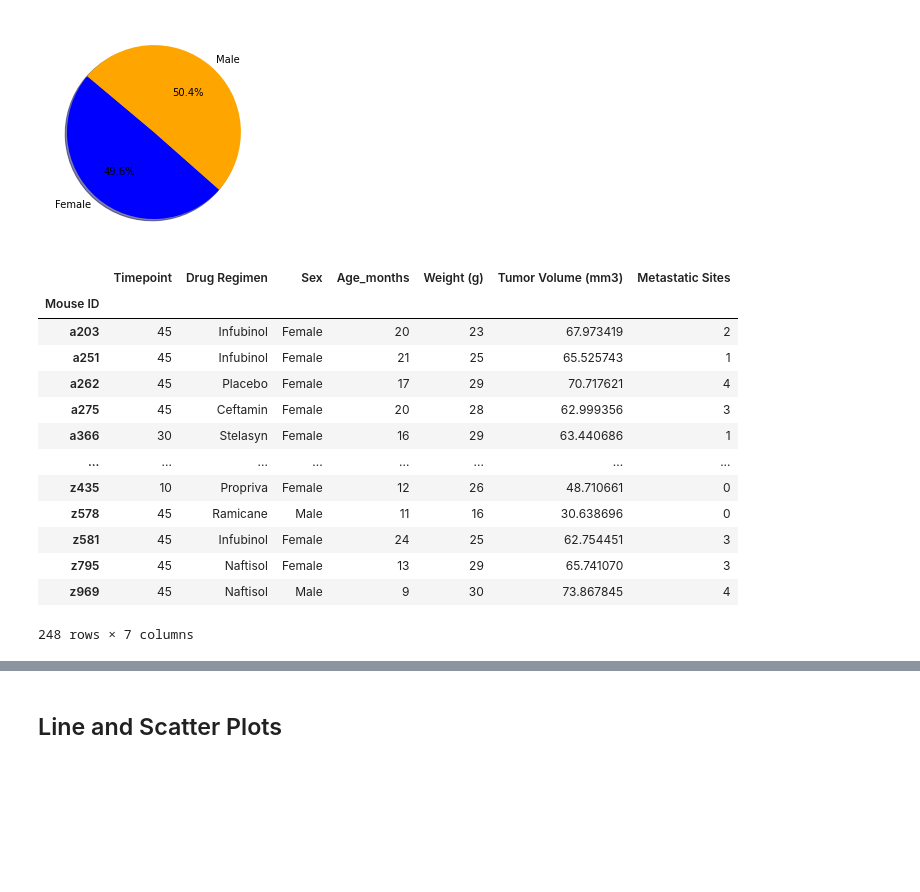
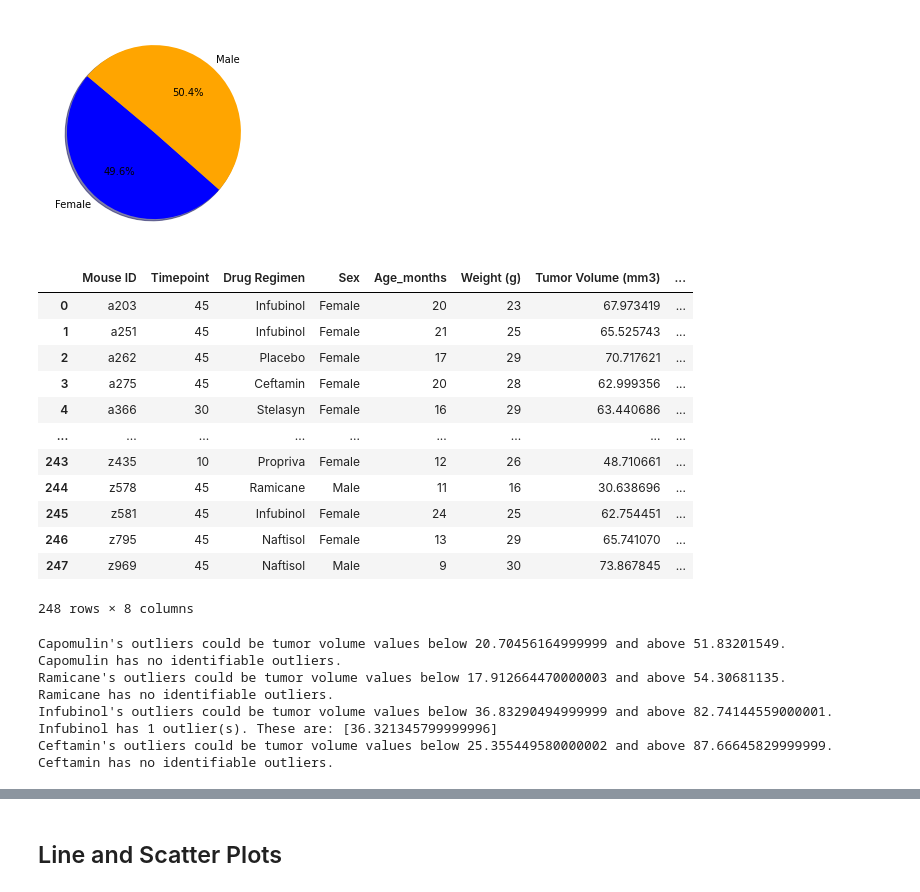
Before and after one commit to RBLevine/matplotlib-challenge, a Jupyter notebook: Pymaceuticals/pymaceuticals_starter.ipynb, the cells around one changed output, grey strips where cells are left out. Drawn from its saved outputs; the diff is of its cells as text; code cells hidden in the pictures; blank space fills up the shorter version.

```diff
--- a/Pymaceuticals/pymaceuticals_starter.ipynb
+++ b/Pymaceuticals/pymaceuticals_starter.ipynb
@@ -221,29 +221,28 @@ plt.pie(sizes, labels=labels, colors=colors,
 # %%
 # Calculate the final tumor volume of each mouse across four of the treatment regimens:
 # Capomulin, Ramicane, Infubinol, and Ceftamin
 
 # Start by getting the last (greatest) timepoint for each mouse
 lastTime=cleaned_data.groupby(["Mouse ID"]).max()["Timepoint"]
 lastTime
 
 # Merge this group df with the original dataframe to get the tumor volume at the last timepoint
 lastTimeVolume=pd.merge(lastTime, cleaned_data, how="left", on=("Mouse ID","Timepoint"))
-lastTimeVolume.set_index(["Mouse ID"])
+lastTimeVolume
 # %% [output]
-|  | Timepoint | Drug Regimen | Sex | Age_months | Weight (g) | Tumor Volume (mm3) | Metastatic Sites |
-| Mouse ID |  |  |  |  |  |  |  |
-| a203 | 45 | Infubinol | Female | 20 | 23 | 67.973419 | 2 |
-| a251 | 45 | Infubinol | Female | 21 | 25 | 65.525743 | 1 |
-| a262 | 45 | Placebo | Female | 17 | 29 | 70.717621 | 4 |
-| a275 | 45 | Ceftamin | Female | 20 | 28 | 62.999356 | 3 |
-| a366 | 30 | Stelasyn | Female | 16 | 29 | 63.440686 | 1 |
-| ... | ... | ... | ... | ... | ... | ... | ... |
-| z435 | 10 | Propriva | Female | 12 | 26 | 48.710661 | 0 |
-| z578 | 45 | Ramicane | Male | 11 | 16 | 30.638696 | 0 |
-| z581 | 45 | Infubinol | Female | 24 | 25 | 62.754451 | 3 |
-| z795 | 45 | Naftisol | Female | 13 | 29 | 65.741070 | 3 |
-| z969 | 45 | Naftisol | Male | 9 | 30 | 73.867845 | 4 |
+|  | Mouse ID | Timepoint | Drug Regimen | Sex | Age_months | Weight (g) | Tumor Volume (mm3) | ... |
+| 0 | a203 | 45 | Infubinol | Female | 20 | 23 | 67.973419 | ... |
+| 1 | a251 | 45 | Infubinol | Female | 21 | 25 | 65.525743 | ... |
+| 2 | a262 | 45 | Placebo | Female | 17 | 29 | 70.717621 | ... |
+| 3 | a275 | 45 | Ceftamin | Female | 20 | 28 | 62.999356 | ... |
+| 4 | a366 | 30 | Stelasyn | Female | 16 | 29 | 63.440686 | ... |
+| ... | ... | ... | ... | ... | ... | ... | ... | ... |
+| 243 | z435 | 10 | Propriva | Female | 12 | 26 | 48.710661 | ... |
+| 244 | z578 | 45 | Ramicane | Male | 11 | 16 | 30.638696 | ... |
+| 245 | z581 | 45 | Infubinol | Female | 24 | 25 | 62.754451 | ... |
+| 246 | z795 | 45 | Naftisol | Female | 13 | 29 | 65.741070 | ... |
+| 247 | z969 | 45 | Naftisol | Male | 9 | 30 | 73.867845 | ... |
-248 rows × 7 columns
+248 rows × 8 columns
 # %%
 # Put treatments into a list for for loop (and later for plot labels)
 treatments=["Capomulin", "Ramicane", "Infubinol", "Ceftamin"]
@@ -252,12 +251,43 @@ treatments=["Capomulin", "Ramicane", "Infubinol", "Ceftamin"]
 tumorVolData=[]
 
 # Calculate the IQR and quantitatively determine if there are any potential outliers.
-
+for drug in treatments:
 
     # Locate the rows which contain mice on each drug and get the tumor volumes
-
+    drug_df=lastTimeVolume.loc[lastTimeVolume["Drug Regimen"]==drug]
 
     # add subset
+    tumorData=drug_df["Tumor Volume (mm3)"]
 
+    # Determine outliers using upper and lower bound
+    quartiles = tumorData.quantile([.25,.5,.75])
+    lowerq = quartiles[0.25]
+    upperq = quartiles[0.75]
+    iqr = upperq-lowerq
+    lower_bound = lowerq - (1.5*iqr)
+    upper_bound = upperq + (1.5*iqr)
+    print(f"{drug}'s outliers could be tumor volume values below {lower_bound} and above {upper_bound}.")
 
-    # Determine outliers using upper and lower bounds
+    outliers=[]
+
+    #check if any data is an outlier, add to outlier list
+    for x in tumorData:
+        if x < lower_bound:
+            outliers.append(x)
+        if x > upper_bound:
+            outliers.append(x)
+
+    #if there are any outliers, print them, if not make note of it.
+    if len(outliers)>0:
+        print(f"{drug} has {len(outliers)} outlier(s). These are: {outliers}")
+    else:
+        print(f"{drug} has no identifiable outliers.")
+# %% [output]
+Capomulin's outliers could be tumor volume values below 20.70456164999999 and above 51.83201549.
+Capomulin has no identifiable outliers.
+Ramicane's outliers could be tumor volume values below 17.912664470000003 and above 54.30681135.
+Ramicane has no identifiable outliers.
+Infubinol's outliers could be tumor volume values below 36.83290494999999 and above 82.74144559000001.
+Infubinol has 1 outlier(s). These are: [36.321345799999996]
+Ceftamin's outliers could be tumor volume values below 25.355449580000002 and above 87.66645829999999.
+Ceftamin has no identifiable outliers.
```
Also changed, not shown: parts of 4 cells of this notebook.
